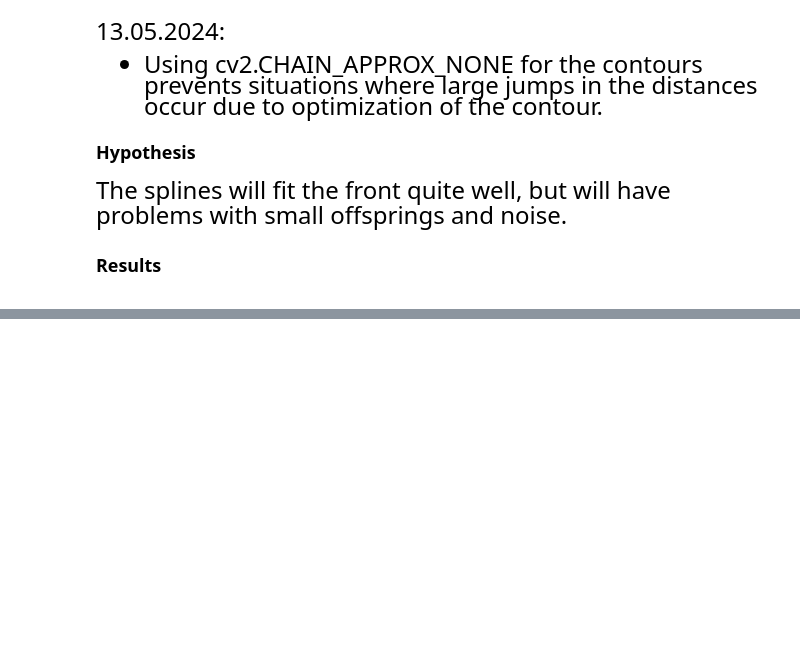
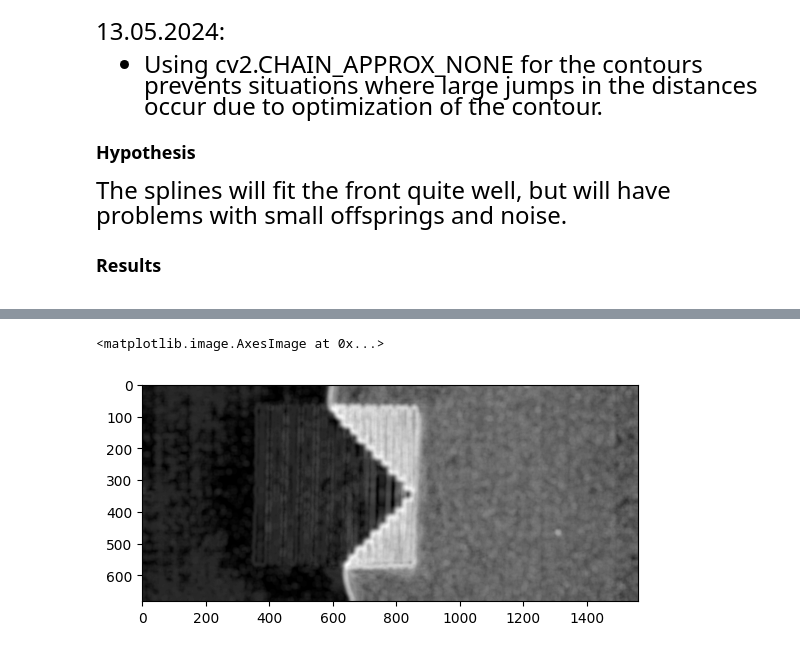
Before and after one commit to c3di/PropaTrack, a Jupyter notebook: experiments.ipynb, the cells around one changed output, grey strips where cells are left out. Saved outputs shown, nothing was run; the diff lists cells and outputs as text; code cells hidden in the pictures; blank space fills up the shorter version.

```diff
--- a/experiments.ipynb
+++ b/experiments.ipynb
@@ -597,0 +632,9 @@ plot_pipeline_steps("videos/no_shape.mp4", 53, 54)
+# %%
+frames = get_video_frames("videos/vertical_lines.mp4")
+
+entr_img = filters.rank.entropy(frames[110], morphology.disk(10))
+
+plt.imshow(entr_img, cmap="gray")
+# %% [output]
+<matplotlib.image.AxesImage at 0x...>
+[figure, added]
```
Also changed, not shown: parts of 14 cells of this notebook, 2 other files.
